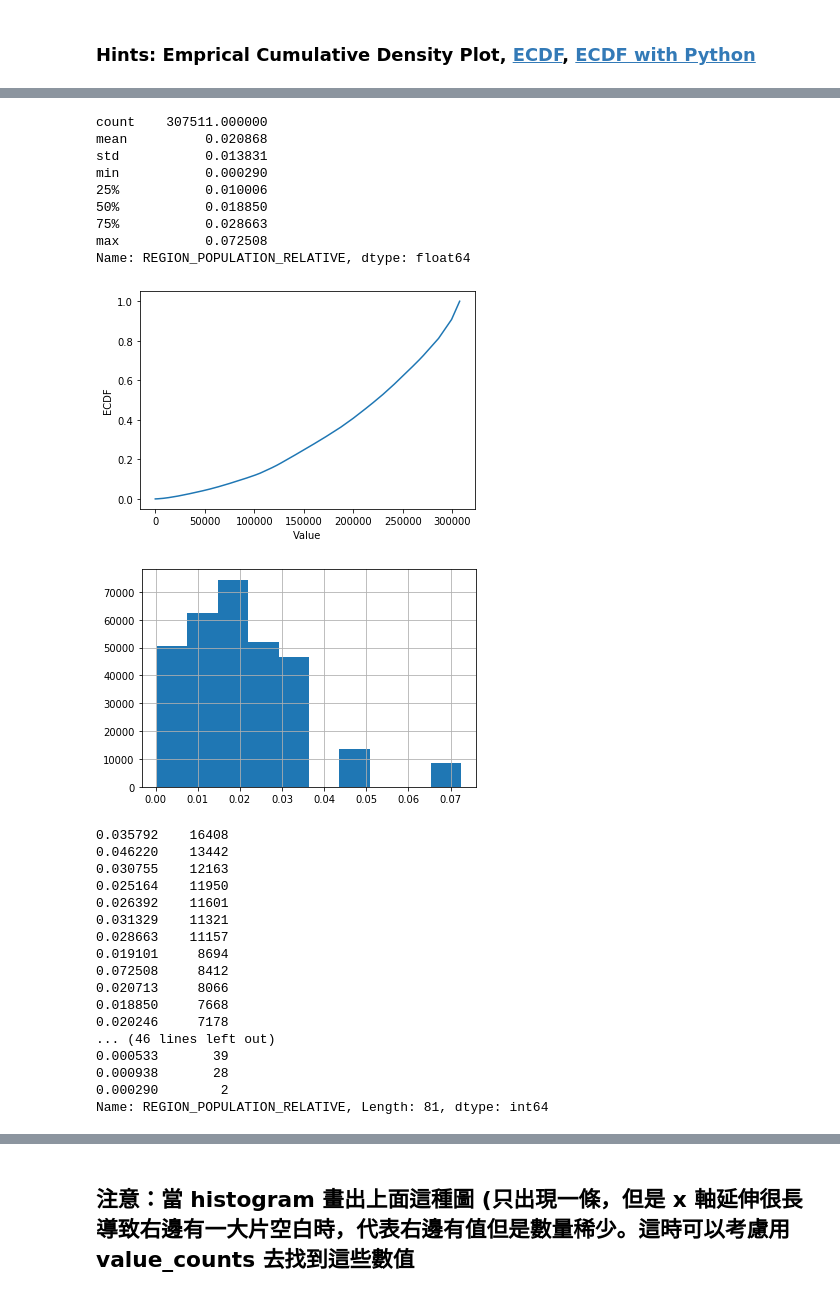
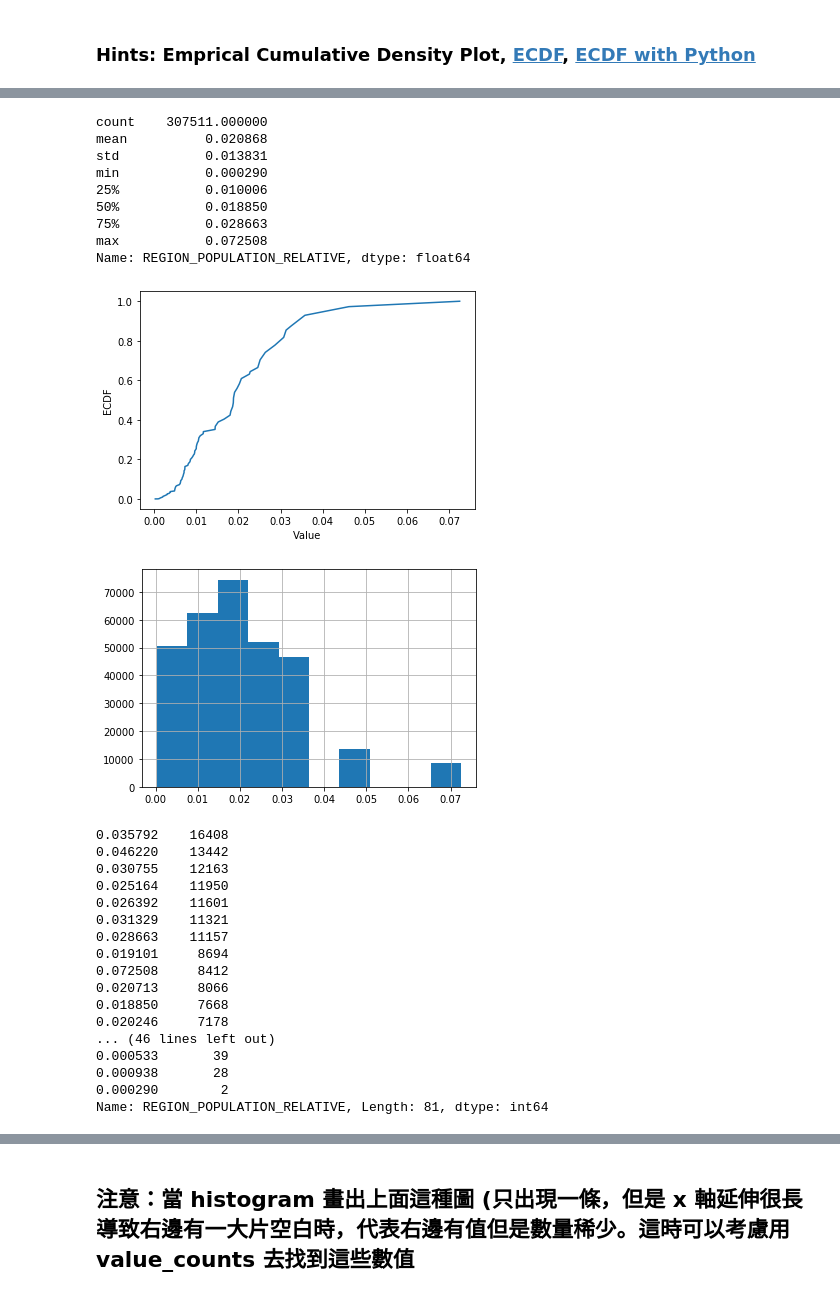
Before and after one commit to hongtw/3rd-ML100Days, a Jupyter notebook: homework/Day_009_HW.ipynb, the cells around one changed output, grey strips where cells are left out. Drawn from its saved outputs; the diff is of its cells as text; code cells hidden in the pictures.

```diff
--- a/homework/Day_009_HW.ipynb
+++ b/homework/Day_009_HW.ipynb
@@ -129,35 +116,35 @@ print(app_train['REGION_POPULATION_RELATIVE'].describe())
 
 # 繪製 Empirical Cumulative Density Plot (ECDF)
 """
 Your Code Here
 """
-cdf = app_train['REGION_POPULATION_RELATIVE'].sort_values().cumsum().reset_index(drop =True)
+cdf = app_train['REGION_POPULATION_RELATIVE'].value_counts().sort_index().cumsum()
 
 
 plt.plot(list(cdf.index), cdf/cdf.max())
 plt.xlabel('Value')
 plt.ylabel('ECDF')
 plt.ylim([-0.05,1.05]) # 限制顯示圖片的範圍
 plt.show()
 
 app_train['REGION_POPULATION_RELATIVE'].hist()
 plt.show()
 
 app_train['REGION_POPULATION_RELATIVE'].value_counts()
 
 # 就以這個欄位來說，雖然有資料掉在分布以外，也不算異常，僅代表這間公司在稍微熱鬧的地區有的據點較少，
 # 導致 region population relative 在少的部分較為密集，但在大的部分較為疏漏
 # %% [output]
 count    307511.000000
 mean          0.020868
 std           0.013831
 min           0.000290
 25%           0.010006
 50%           0.018850
 75%           0.028663
 max           0.072508
 Name: REGION_POPULATION_RELATIVE, dtype: float64
-[figure, old version]
+[figure, new version]
 [figure]
 0.035792    16408
 0.046220    13442
```
Also changed, not shown: parts of 3 cells of this notebook, 6 other files.
